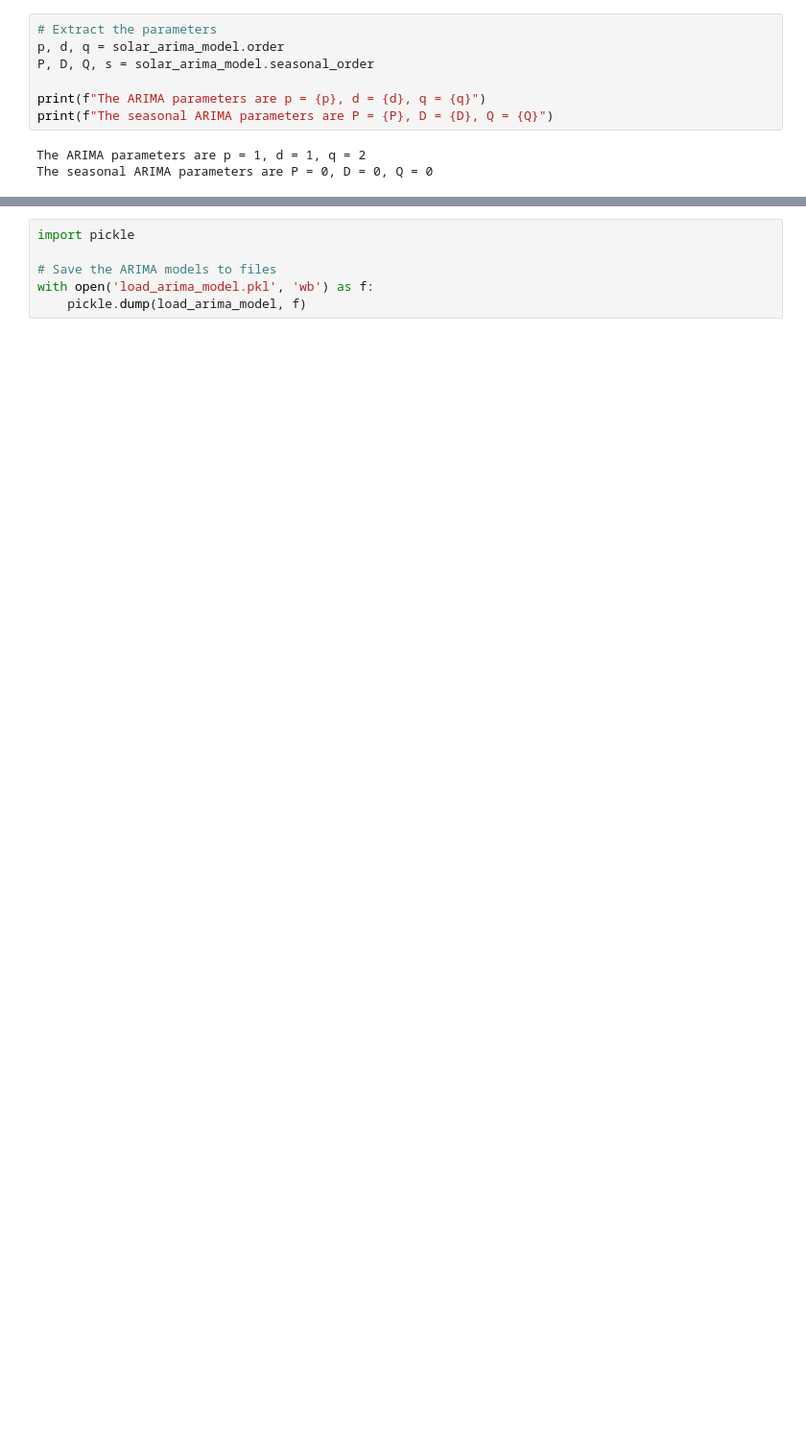
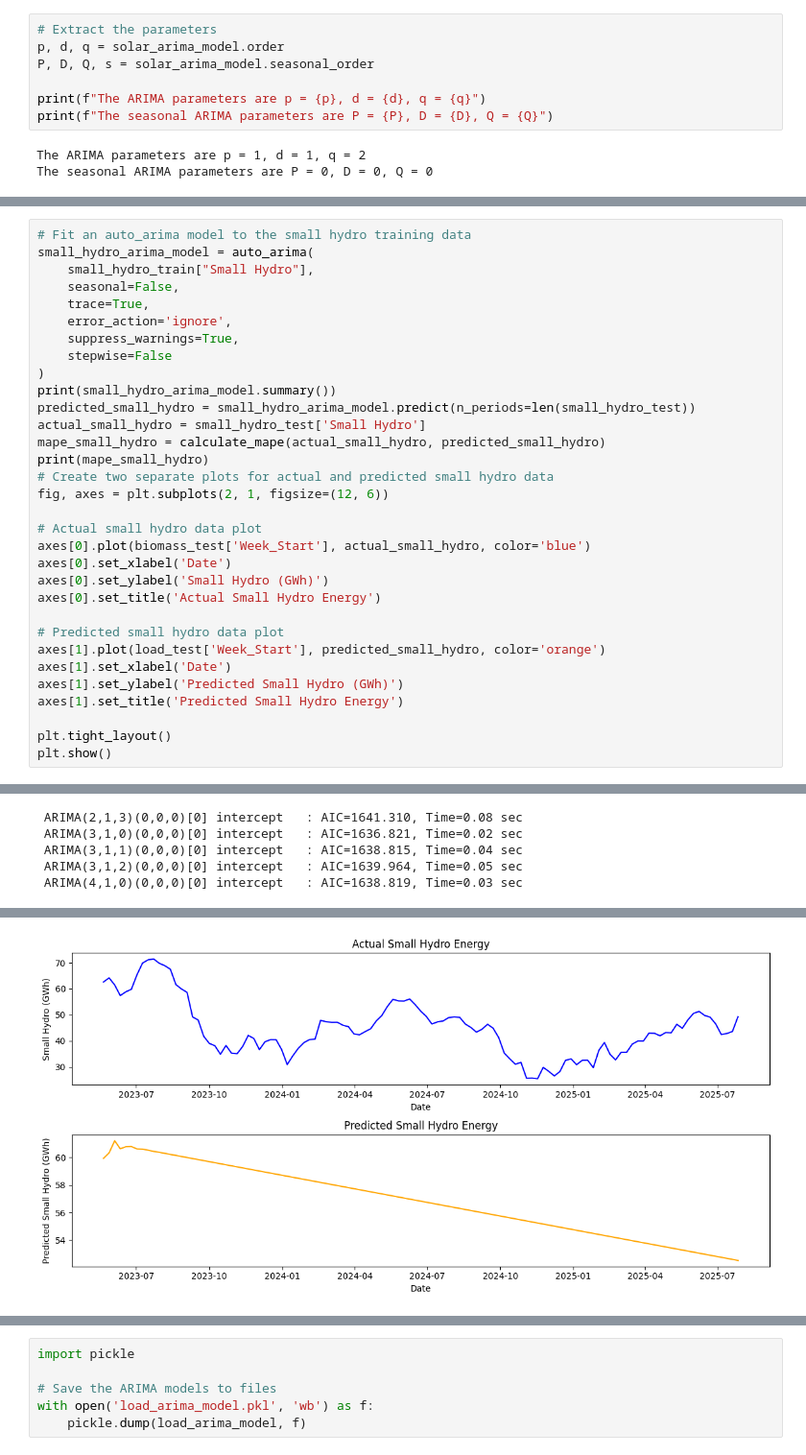
Before and after one commit to shane-ppy/15066_final_project, a Jupyter notebook: prediction.ipynb, the cells around one changed output, grey strips where cells are left out. Shown at 96% size. Cells and saved outputs as stored; diff of their text form; blank space fills up the shorter version.

```diff
--- a/prediction.ipynb
+++ b/prediction.ipynb
@@ -204,0 +423,33 @@ The seasonal ARIMA parameters are P = 0, D = 0, Q = 0
+# %%
+# Fit an auto_arima model to the small hydro training data
+small_hydro_arima_model = auto_arima(
+    small_hydro_train["Small Hydro"],
+    seasonal=False,
+    trace=True,
+    error_action='ignore',
+    suppress_warnings=True,
+    stepwise=False
+)
+print(small_hydro_arima_model.summary())
+predicted_small_hydro = small_hydro_arima_model.predict(n_periods=len(small_hydro_test))
+actual_small_hydro = small_hydro_test['Small Hydro']
+mape_small_hydro = calculate_mape(actual_small_hydro, predicted_small_hydro)
+print(mape_small_hydro)
+# Create two separate plots for actual and predicted small hydro data
+fig, axes = plt.subplots(2, 1, figsize=(12, 6))
+
+# Actual small hydro data plot
+axes[0].plot(biomass_test['Week_Start'], actual_small_hydro, color='blue')
+axes[0].set_xlabel('Date')
+axes[0].set_ylabel('Small Hydro (GWh)')
+axes[0].set_title('Actual Small Hydro Energy')
+
+# Predicted small hydro data plot
+axes[1].plot(load_test['Week_Start'], predicted_small_hydro, color='orange')
+axes[1].set_xlabel('Date')
+axes[1].set_ylabel('Predicted Small Hydro (GWh)')
+axes[1].set_title('Predicted Small Hydro Energy')
+
+plt.tight_layout()
+plt.show()
+# %% [output]
@@ -204,0 +470,5 @@ The seasonal ARIMA parameters are P = 0, D = 0, Q = 0
+ ARIMA(2,1,3)(0,0,0)[0] intercept   : AIC=1641.310, Time=0.08 sec
+ ARIMA(3,1,0)(0,0,0)[0] intercept   : AIC=1636.821, Time=0.02 sec
+ ARIMA(3,1,1)(0,0,0)[0] intercept   : AIC=1638.815, Time=0.04 sec
+ ARIMA(3,1,2)(0,0,0)[0] intercept   : AIC=1639.964, Time=0.05 sec
+ ARIMA(4,1,0)(0,0,0)[0] intercept   : AIC=1638.819, Time=0.03 sec
@@ -204,0 +492 @@ The seasonal ARIMA parameters are P = 0, D = 0, Q = 0
+[figure, added]
```
Also changed, not shown: parts of 22 cells of this notebook, 3 other files.
